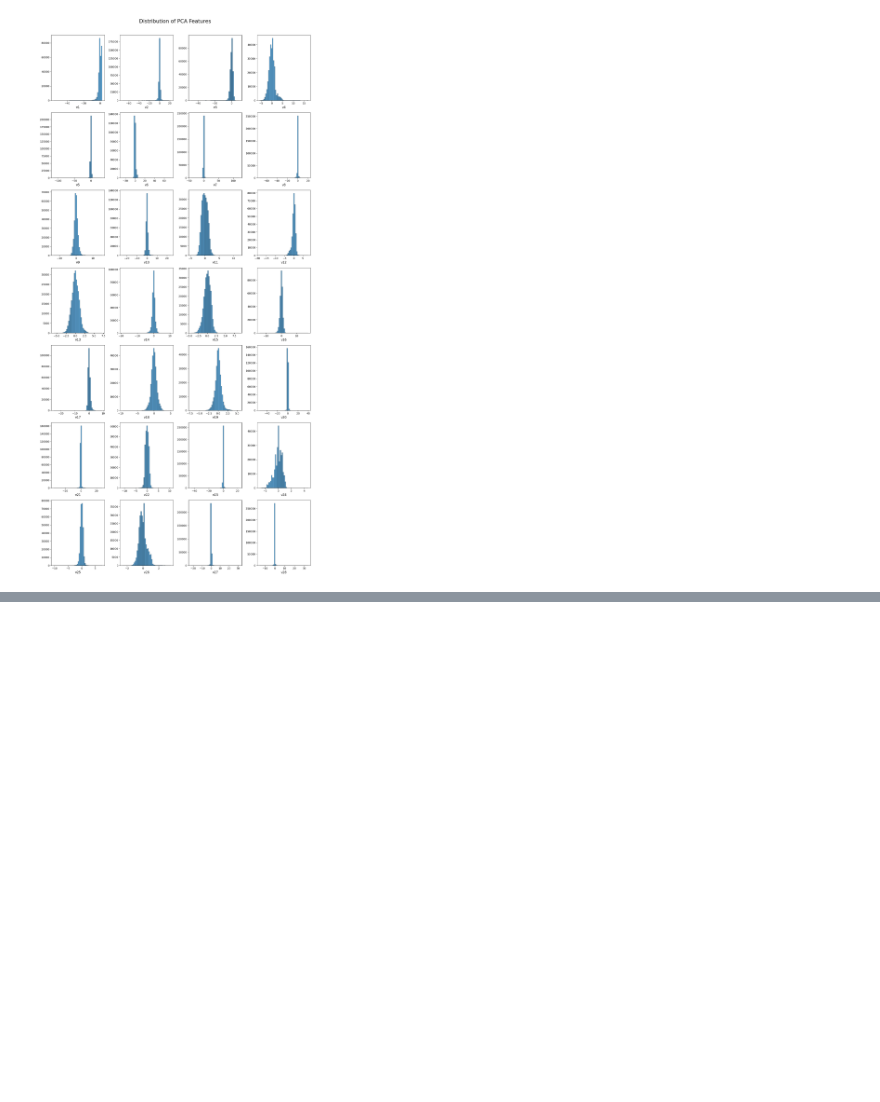
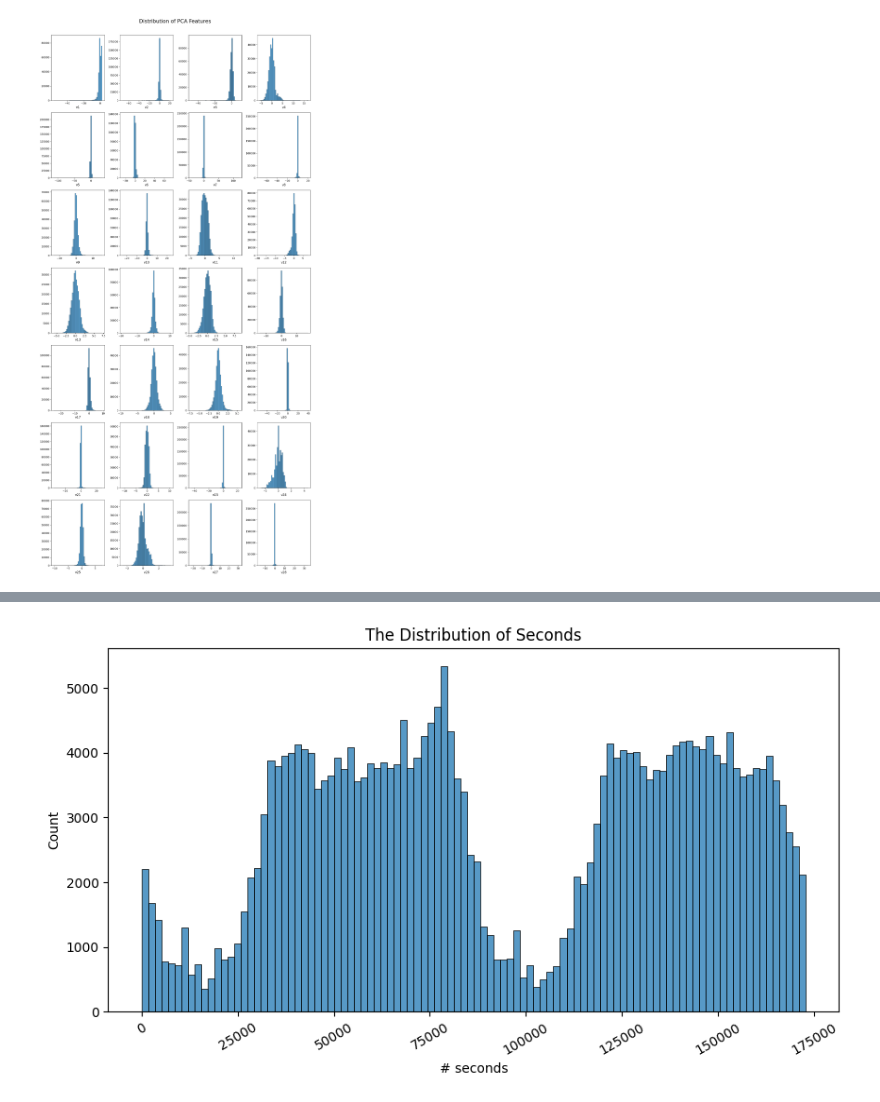
Before and after one commit to mnijadi/creditcard-fraud-detection, a Jupyter notebook: notebooks/creditcard.ipynb, the cells around one changed output, grey strips where cells are left out. Cells and saved outputs as stored; diff of their text form; code cells hidden in the pictures; blank space fills up the shorter version.

```diff
--- a/notebooks/creditcard.ipynb
+++ b/notebooks/creditcard.ipynb
@@ -115,0 +185,10 @@ We said that these features are the results of PCA, meaning that there is no cor
+# %%
+# plot the histogram of time
+plt.figure(figsize=(10, 5))
+sns.histplot(data=data, x='time', bins=100)
+plt.xlabel('# seconds')
+plt.xticks(rotation=30)
+plt.title('The Distribution of Seconds')
+plt.show()
+# %% [output]
+[figure, added]
```
Also changed, not shown: parts of 16 cells of this notebook.
